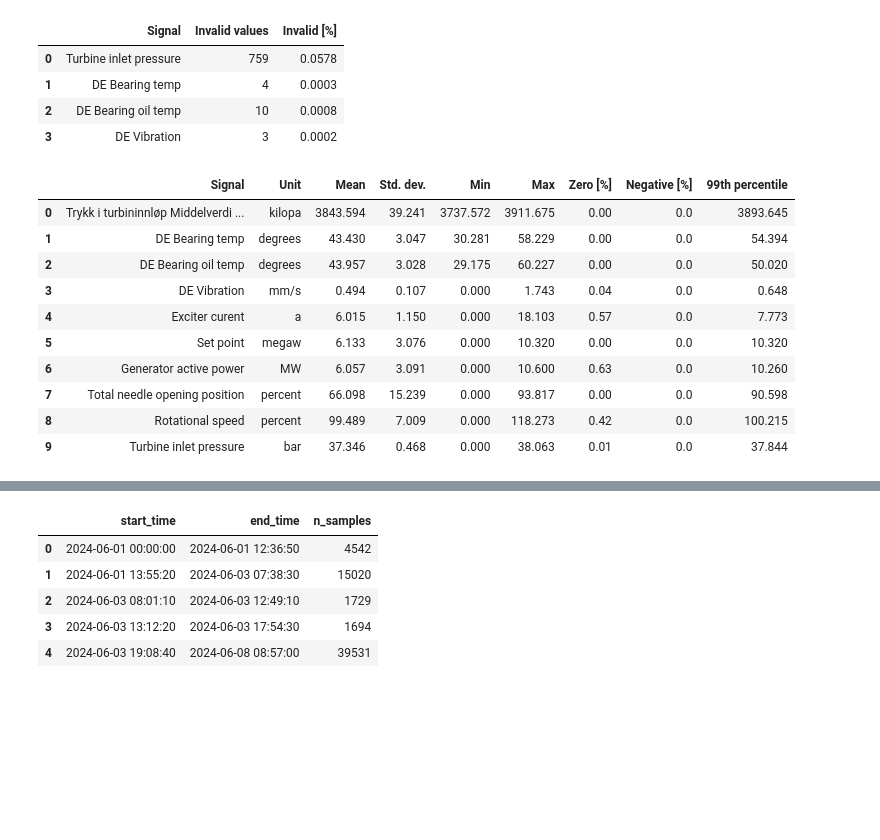
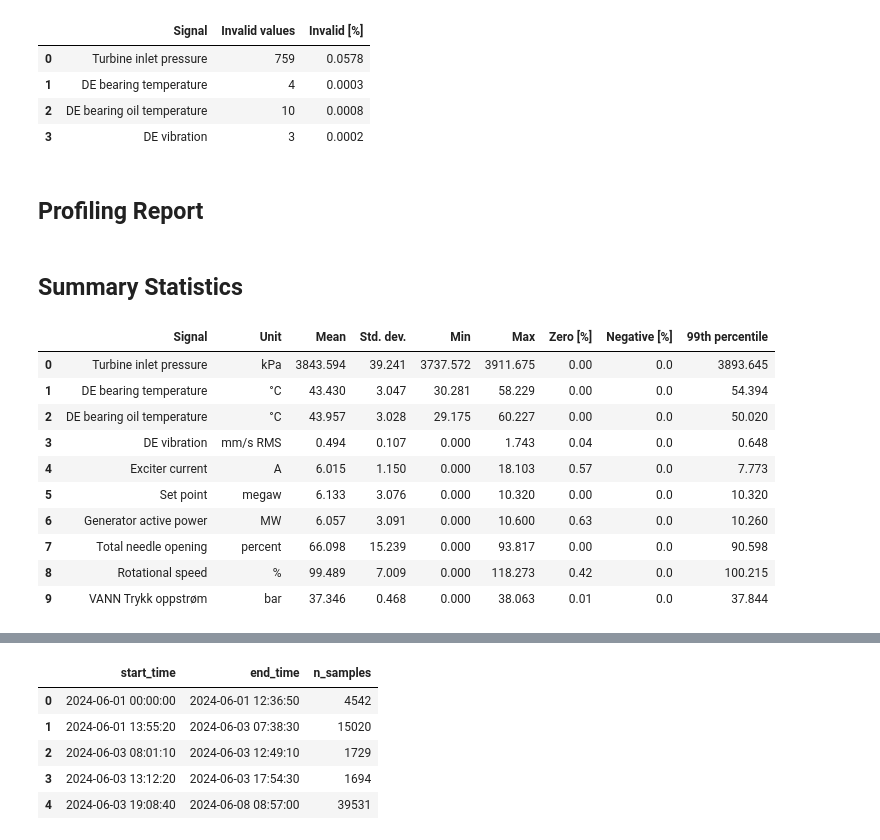
Before and after one commit to Pumpekraftverk/Grunnai, a Jupyter notebook: EDA.ipynb, the cells around one changed output, grey strips where cells are left out. Saved outputs shown, nothing was run; the diff lists cells and outputs as text; code cells hidden in the pictures; blank space fills up the shorter version.

```diff
--- a/EDA.ipynb
+++ b/EDA.ipynb
@@ -35,0 +39,5 @@ vib.sort_values(by="signal", ascending=False)
+# %%
+dfs = load_signal_data(DATA_FOLDER)
+
+# Show the available signals and units.
+dfs[["name", "unit", "external_id"]]
@@ -36,76 +123,72 @@ vib.sort_values(by="signal", ascending=False)
 # %%
-dfs, cleaning_table = clean_signals(dfs)
+dfs, cleaning_table = clean_signals(dfs, vibration_max_value=5)
 
 cleaning_table
 # %% [output]
 |  | Signal | Invalid values | Invalid [%] |
 | 0 | Turbine inlet pressure | 759 | 0.0578 |
-| 1 | DE Bearing temp | 4 | 0.0003 |
-| 2 | DE Bearing oil temp | 10 | 0.0008 |
-| 3 | DE Vibration | 3 | 0.0002 |
+| 1 | DE bearing temperature | 4 | 0.0003 |
+| 2 | DE bearing oil temperature | 10 | 0.0008 |
+| 3 | DE vibration | 3 | 0.0002 |
+# %% [markdown]
+## Profiling Report
 # %%
-# Put all signal columns into one dataframe
 profile_df = pd.DataFrame()
 
-for i in range(len(dfs)):
-    name = dfs.loc[i, "name"]
-    signal_df = dfs.loc[i, "signal_df"]
+for _, row in dfs.iterrows():
+    profile_df[row["name"]] = row["signal_df"]["signal"].reset_index(drop=True)
 
-    profile_df[name] = signal_df["signal"].reset_index(drop=True)
-
-# Create report
 profile = ProfileReport(
     profile_df,
     title="Signal data report",
-    explorative=True
+    explorative=True,
 )
 
-profile.to_file("signal_data_report.html")
+profile.to_file(REPORT_PATH)
+# %% [markdown]
+## Summary Statistics
 # %%
 summary_rows = []
 
-for i in range(len(dfs)):
-    name = dfs.loc[i, "name"]
-    unit = dfs.loc[i, "unit"]
-    df = dfs.loc[i, "signal_df"]
-
-    x = df["signal"]
-    unit_clean = str(unit).split(":")[-1] if pd.notna(unit) else ""
+for _, row in dfs.iterrows():
+    name = row["name"]
+    unit = row["unit"]
+    signal_df = row["signal_df"]
+    values = signal_df["signal"]
+    unit_clean = str(unit).split(":")[-1].strip() if pd.notna(unit) else ""
 
     summary_rows.append({
         "Signal": name,
         "Unit": unit_clean,
-        "Mean": x.mean(),
-        "Std. dev.": x.std(),
-        "Min": x.min(),
-        "Max": x.max(),
-        "Zero [%]": 100 * (x == 0).mean(),
-        "Negative [%]": 100 * (x < 0).mean(),
-        "99th percentile": x.quantile(0.99)
+        "Mean": values.mean(),
+        "Std. dev.": values.std(),
+        "Min": values.min(),
+        "Max": values.max(),
+        "Zero [%]": 100 * (values == 0).mean(),
+        "Negative [%]": 100 * (values < 0).mean(),
+        "99th percentile": values.quantile(0.99),
     })
 
-summary_table = pd.DataFrame(summary_rows)
-
-summary_table = summary_table.round({
+summary_table = pd.DataFrame(summary_rows).round({
     "Mean": 3,
     "Std. dev.": 3,
     "Min": 3,
     "Max": 3,
     "Zero [%]": 2,
     "Negative [%]": 2,
-    "99th percentile": 3
+    "99th percentile": 3,
 })
 
 summary_table
 # %% [output]
 |  | Signal | Unit | Mean | Std. dev. | Min | Max | Zero [%] | Negative [%] | 99th percentile |
-| 0 | Trykk i turbininnløp Middelverdi ... | kilopa | 3843.594 | 39.241 | 3737.572 | 3911.675 | 0.00 | 0.0 | 3893.645 |
-| 1 | DE Bearing temp | degrees | 43.430 | 3.047 | 30.281 | 58.229 | 0.00 | 0.0 | 54.394 |
-| 2 | DE Bearing oil temp | degrees | 43.957 | 3.028 | 29.175 | 60.227 | 0.00 | 0.0 | 50.020 |
-| 3 | DE Vibration | mm/s | 0.494 | 0.107 | 0.000 | 1.743 | 0.04 | 0.0 | 0.648 |
-| 4 | Exciter curent | a | 6.015 | 1.150 | 0.000 | 18.103 | 0.57 | 0.0 | 7.773 |
+| 0 | Turbine inlet pressure | kPa | 3843.594 | 39.241 | 3737.572 | 3911.675 | 0.00 | 0.0 | 3893.645 |
+| 1 | DE bearing temperature | °C | 43.430 | 3.047 | 30.281 | 58.229 | 0.00 | 0.0 | 54.394 |
+| 2 | DE bearing oil temperature | °C | 43.957 | 3.028 | 29.175 | 60.227 | 0.00 | 0.0 | 50.020 |
+| 3 | DE vibration | mm/s RMS | 0.494 | 0.107 | 0.000 | 1.743 | 0.04 | 0.0 | 0.648 |
+| 4 | Exciter current | A | 6.015 | 1.150 | 0.000 | 18.103 | 0.57 | 0.0 | 7.773 |
 | 5 | Set point | megaw | 6.133 | 3.076 | 0.000 | 10.320 | 0.00 | 0.0 | 10.320 |
 | 6 | Generator active power | MW | 6.057 | 3.091 | 0.000 | 10.600 | 0.63 | 0.0 | 10.260 |
-| 7 | Total needle opening position | percent | 66.098 | 15.239 | 0.000 | 93.817 | 0.00 | 0.0 | 90.598 |
-| 8 | Rotational speed | percent | 99.489 | 7.009 | 0.000 | 118.273 | 0.42 | 0.0 | 100.215 |
-| 9 | Turbine inlet pressure | bar | 37.346 | 0.468 | 0.000 | 38.063 | 0.01 | 0.0 | 37.844 |
+| 7 | Total needle opening | percent | 66.098 | 15.239 | 0.000 | 93.817 | 0.00 | 0.0 | 90.598 |
+| 8 | Rotational speed | % | 99.489 | 7.009 | 0.000 | 118.273 | 0.42 | 0.0 | 100.215 |
+| 9 | VANN Trykk oppstrøm | bar | 37.346 | 0.468 | 0.000 | 38.063 | 0.01 | 0.0 | 37.844 |
```
Also changed, not shown: parts of 20 cells of this notebook, 8 other files.
